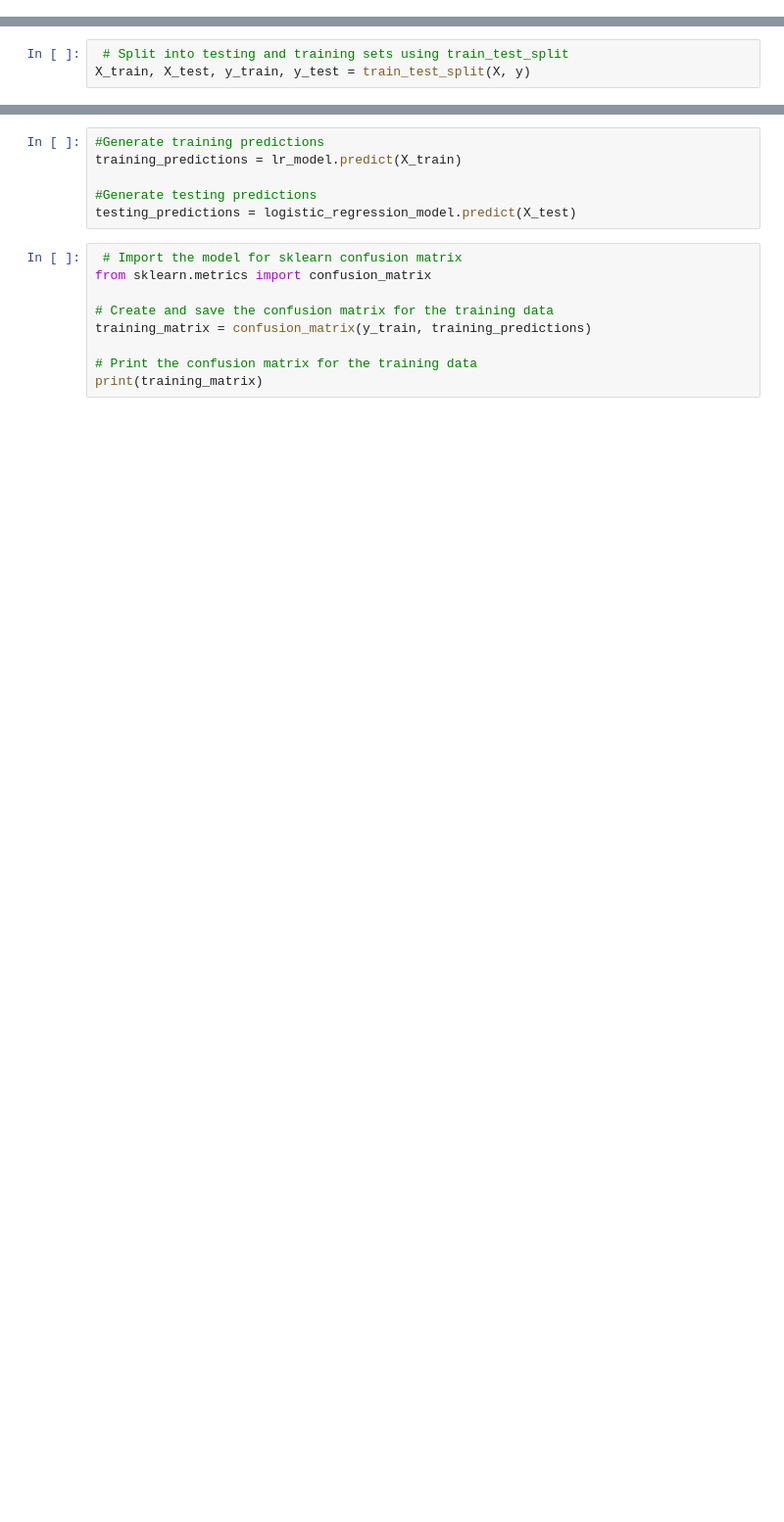
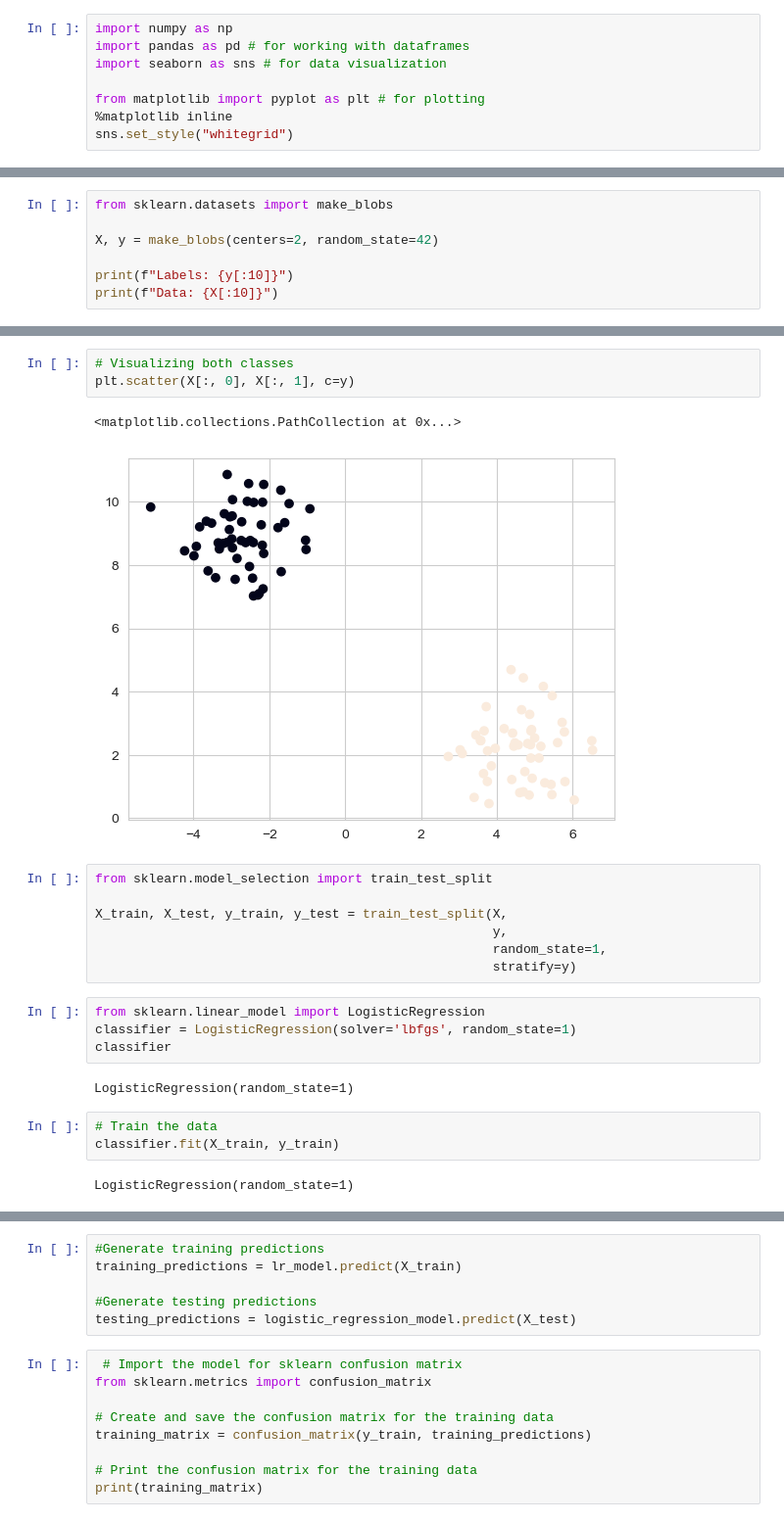
Before and after one commit to Raph95c/Project-4, a Jupyter notebook: ML2.ipynb, the cells around one changed output, grey strips where cells are left out. Shown at 98% size. Cells and saved outputs as stored; diff of their text form; blank space fills up the shorter version.

```diff
--- a/ML2.ipynb
+++ b/ML2.ipynb
@@ -7 +3,9 @@ from sklearn.metrics import classification_report
+# %%
+import numpy as np
+import pandas as pd # for working with dataframes
+import seaborn as sns # for data visualization
+
+from matplotlib import pyplot as plt # for plotting
+%matplotlib inline
+sns.set_style("whitegrid")
 # %%
@@ -25,0 +53,7 @@ X = df2.drop(columns=['popularity'])
+# %%
+from sklearn.datasets import make_blobs
+
+X, y = make_blobs(centers=2, random_state=42)
+
+print(f"Labels: {y[:10]}")
+print(f"Data: {X[:10]}")
@@ -26,3 +72,24 @@ X = df2.drop(columns=['popularity'])
+# %%
+# Visualizing both classes
+plt.scatter(X[:, 0], X[:, 1], c=y)
+# %% [output]
+<matplotlib.collections.PathCollection at 0x...>
+[figure, added]
 # %%
- # Split into testing and training sets using train_test_split
-X_train, X_test, y_train, y_test = train_test_split(X, y)
+from sklearn.model_selection import train_test_split
+
+X_train, X_test, y_train, y_test = train_test_split(X,
+                                                    y,
+                                                    random_state=1,
+                                                    stratify=y)
+# %%
+from sklearn.linear_model import LogisticRegression
+classifier = LogisticRegression(solver='lbfgs', random_state=1)
+classifier
+# %% [output]
+LogisticRegression(random_state=1)
+# %%
+# Train the data
+classifier.fit(X_train, y_train)
+# %% [output]
+LogisticRegression(random_state=1)
```
Also changed, not shown: parts of 19 cells of this notebook, 9 other files.
